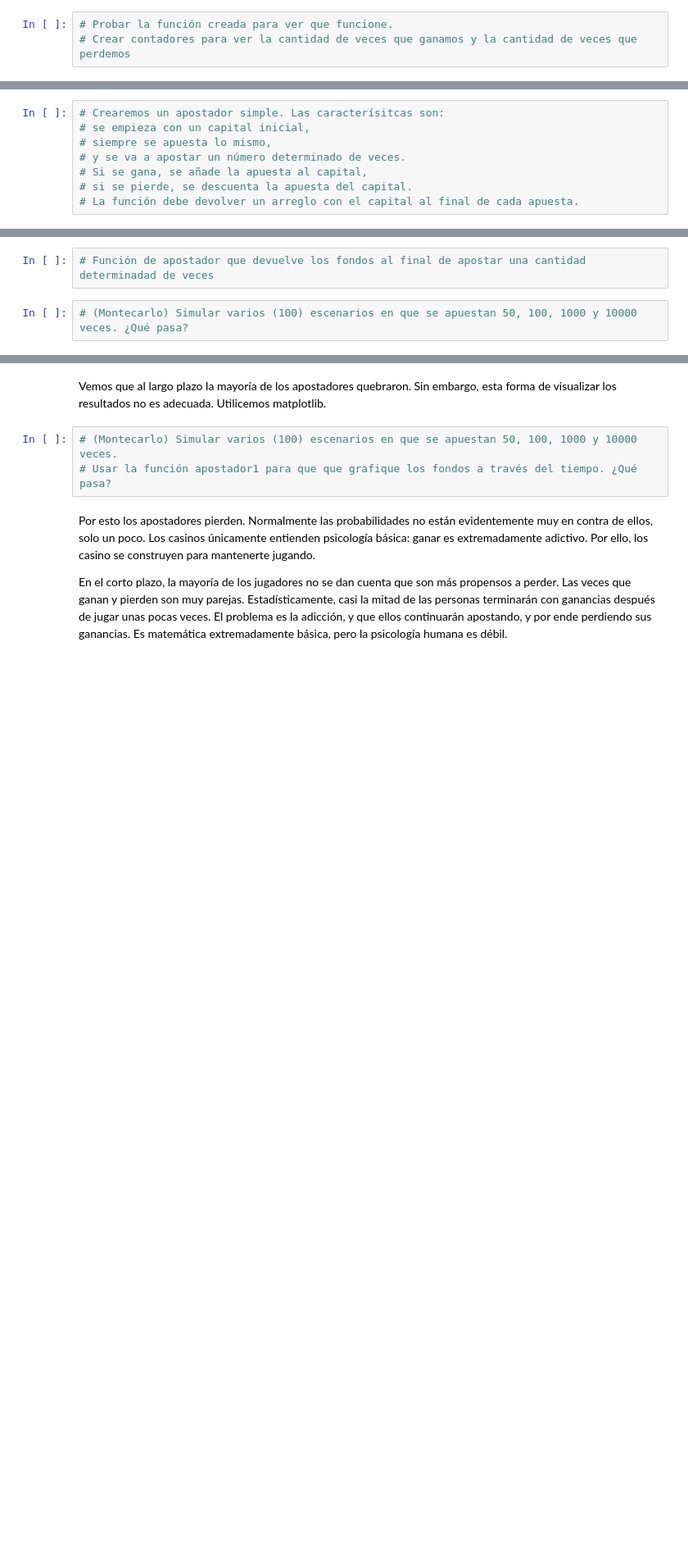
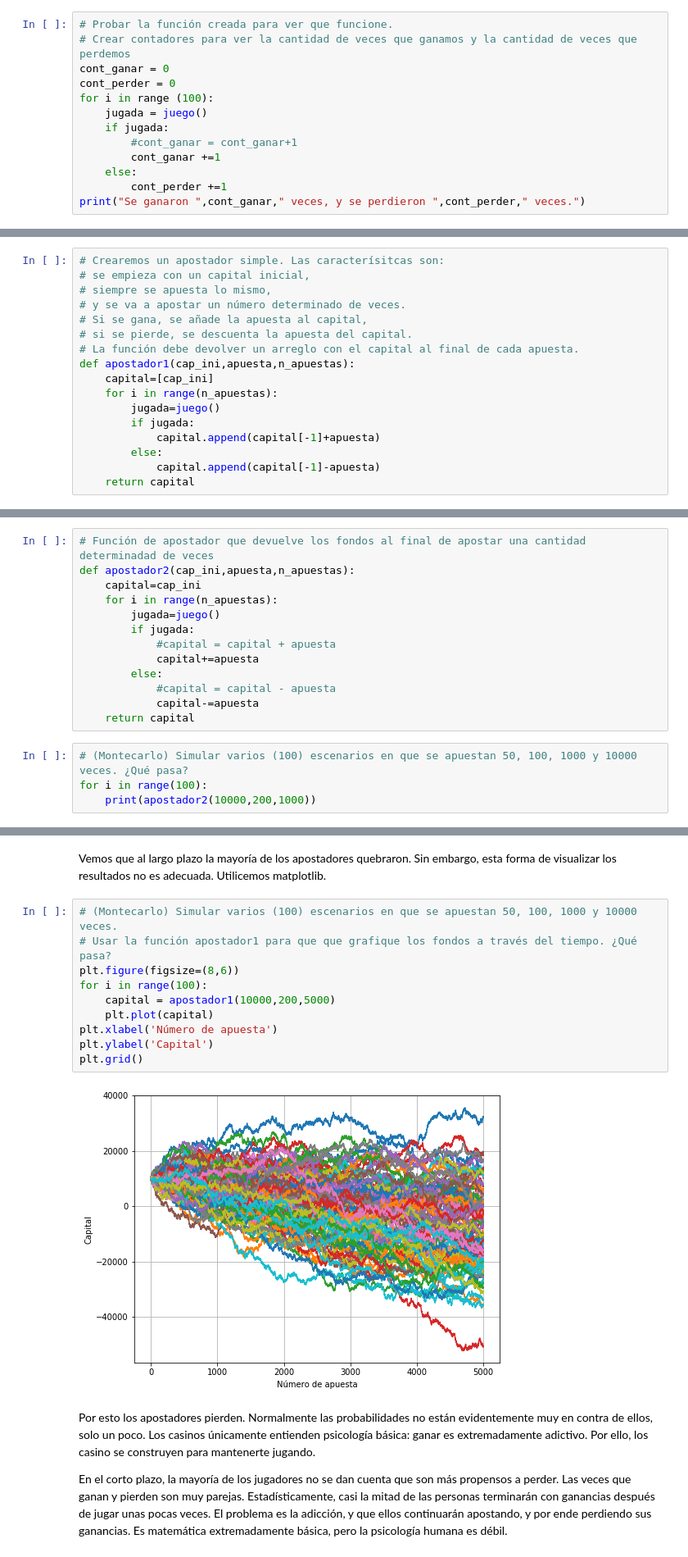
Before and after one commit to zapatacc/SimMat2019-1, a Jupyter notebook: Modulo2/Clase9_SimuMontecarlo.ipynb, the cells around one changed output, grey strips where cells are left out. Shown: that part at 82% size. Drawn from its saved outputs; the diff is of its cells as text; blank space fills up the shorter version.

```diff
--- a/Modulo2/Clase9_SimuMontecarlo.ipynb
+++ b/Modulo2/Clase9_SimuMontecarlo.ipynb
@@ -148,3 +210,13 @@ Sin embargo, el dado por si solo no nos es útil. Necesitamos una función que n
 # %%
 # Probar la función creada para ver que funcione.
 # Crear contadores para ver la cantidad de veces que ganamos y la cantidad de veces que perdemos
+cont_ganar = 0
+cont_perder = 0
+for i in range (100):
+    jugada = juego()
+    if jugada:
+        #cont_ganar = cont_ganar+1
+        cont_ganar +=1
+    else:
+        cont_perder +=1
+print("Se ganaron ",cont_ganar," veces, y se perdieron ",cont_perder," veces.")
@@ -158,6 +232,15 @@ Ahora, necesitamos crear un apostador. Empezaremos con uno extremadamente básic
 # Si se gana, se añade la apuesta al capital,
 # si se pierde, se descuenta la apuesta del capital.
 # La función debe devolver un arreglo con el capital al final de cada apuesta.
+def apostador1(cap_ini,apuesta,n_apuestas):
+    capital=[cap_ini]
+    for i in range(n_apuestas):
+        jugada=juego()
+        if jugada:
+            capital.append(capital[-1]+apuesta)
+        else:
+            capital.append(capital[-1]-apuesta)
+    return capital
 # %%
 # Ver como evolucionan los fondos de nuestro apostador al jugar 150 veces, con un capital inicial de 10000 pesos
 # y con un monto de apuesta de 200 pesos.
@@ -165,5 +267,18 @@ Ahora, necesitamos crear un apostador. Empezaremos con uno extremadamente básic
 En realidad no nos importa tanto como evolucionan estos fondos. Nos importa más cuáles son los fondos al final (al largo plazo). Modificar la función anterior para ver esto.
 # %%
 # Función de apostador que devuelve los fondos al final de apostar una cantidad determinadad de veces
+def apostador2(cap_ini,apuesta,n_apuestas):
+    capital=cap_ini
+    for i in range(n_apuestas):
+        jugada=juego()
+        if jugada:
+            #capital = capital + apuesta
+            capital+=apuesta
+        else:
+            #capital = capital - apuesta
+            capital-=apuesta
+    return capital
 # %%
 # (Montecarlo) Simular varios (100) escenarios en que se apuestan 50, 100, 1000 y 10000 veces. ¿Qué pasa?
+for i in range(100):
+    print(apostador2(10000,200,1000))
@@ -172,6 +305,15 @@ Vemos que al largo plazo la mayoría de los apostadores quebraron. Sin embargo,
 # %%
 # (Montecarlo) Simular varios (100) escenarios en que se apuestan 50, 100, 1000 y 10000 veces.
 # Usar la función apostador1 para que que grafique los fondos a través del tiempo. ¿Qué pasa?
+plt.figure(figsize=(8,6))
+for i in range(100):
+    capital = apostador1(10000,200,5000)
+    plt.plot(capital)
+plt.xlabel('Número de apuesta')
+plt.ylabel('Capital')
+plt.grid()
+# %% [output]
+[figure, added]
 # %% [markdown]
 Por esto los apostadores pierden. Normalmente las probabilidades no están evidentemente muy en contra de ellos, solo un poco. Los casinos únicamente entienden psicología básica: ganar es extremadamente adictivo. Por ello, los casino se construyen para mantenerte jugando.
 
```
Also changed, not shown: parts of 13 cells of this notebook.
